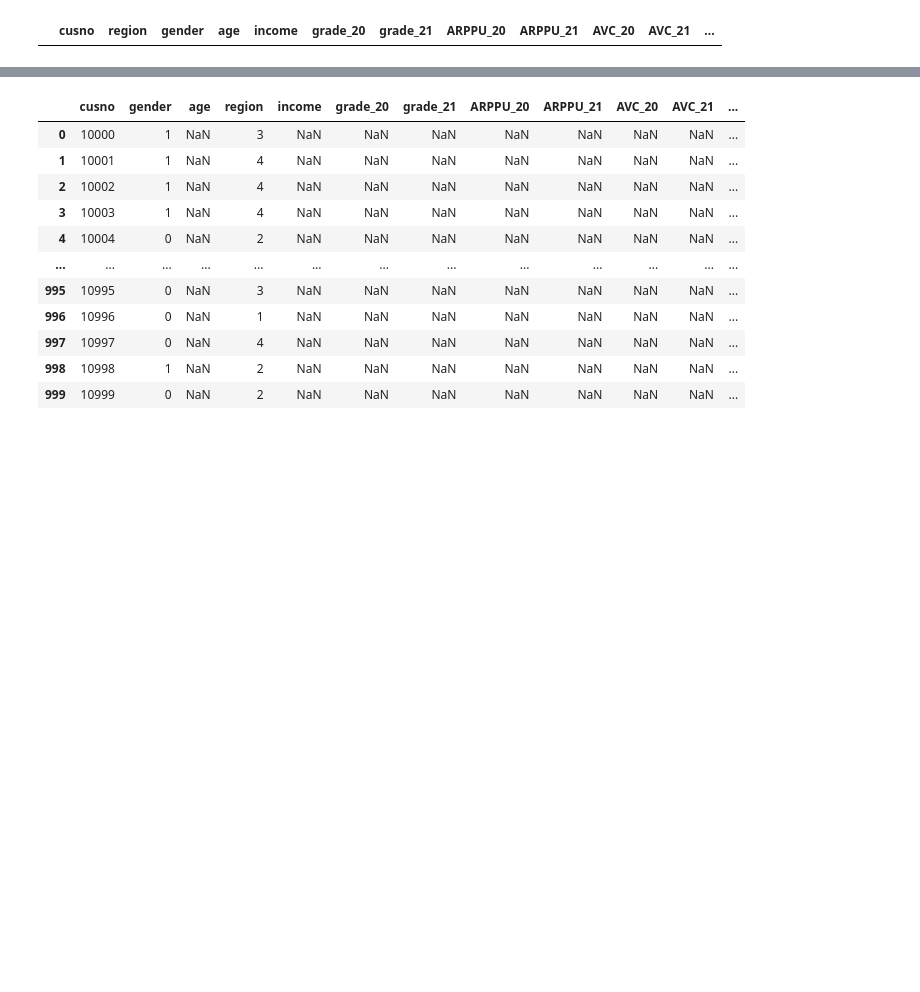
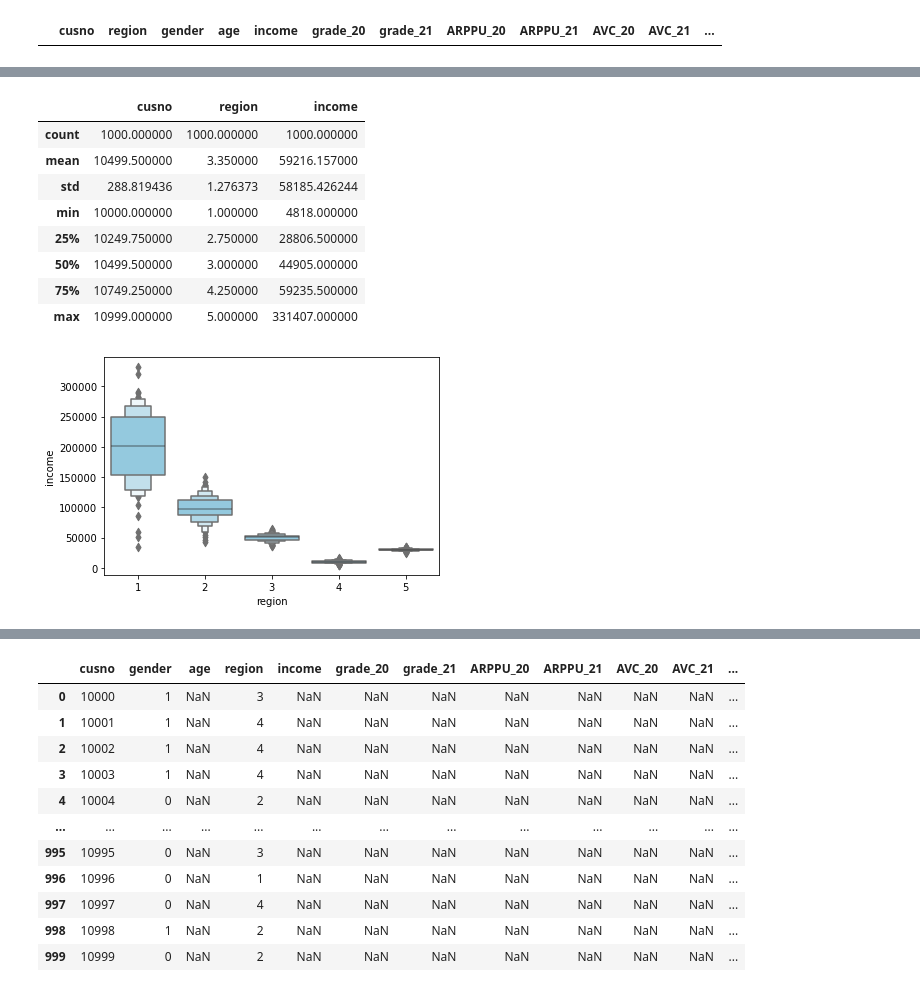
Before and after one commit to zivary/Working-with-data, a Jupyter notebook: 고객거래데이터_cakd_07_맛집트레블러.ipynb, the cells around one changed output, grey strips where cells are left out. Drawn from its saved outputs; the diff is of its cells as text; code cells hidden in the pictures; blank space fills up the shorter version.

Commit message:
Update 고객거래데이터_cakd_07_맛집트레블러.ipynb
customer 데이터에서 만든 boxplot의 이상치 확인만 했습니다. 이상치 지우는 건  의견 물어보면서 진행하겠습니다.

```diff
--- a/고객거래데이터_cakd_07_맛집트레블러.ipynb
+++ b/고객거래데이터_cakd_07_맛집트레블러.ipynb
@@ -483,0 +484,16 @@ sns.boxenplot(x='region', y='income', data=customer, color='skyblue')
+# %%
+# 소득이상치 확인
+sns.boxenplot(x='region', y='income', data=customer, color='skyblue')
+out= customer.describe()
+out
+# %% [output]
+|  | cusno | region | income |
+| count | 1000.000000 | 1000.000000 | 1000.000000 |
+| mean | 10499.500000 | 3.350000 | 59216.157000 |
+| std | 288.819436 | 1.276373 | 58185.426244 |
+| min | 10000.000000 | 1.000000 | 4818.000000 |
+| 25% | 10249.750000 | 2.750000 | 28806.500000 |
+| 50% | 10499.500000 | 3.000000 | 44905.000000 |
+| 75% | 10749.250000 | 4.250000 | 59235.500000 |
+| max | 10999.000000 | 5.000000 | 331407.000000 |
+[figure, added]
```
Also changed, not shown: parts of 3 cells of this notebook.
